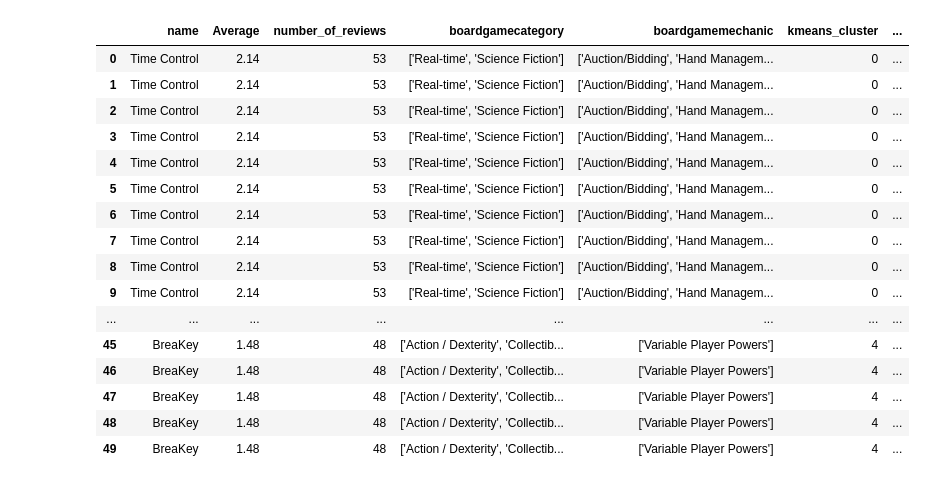
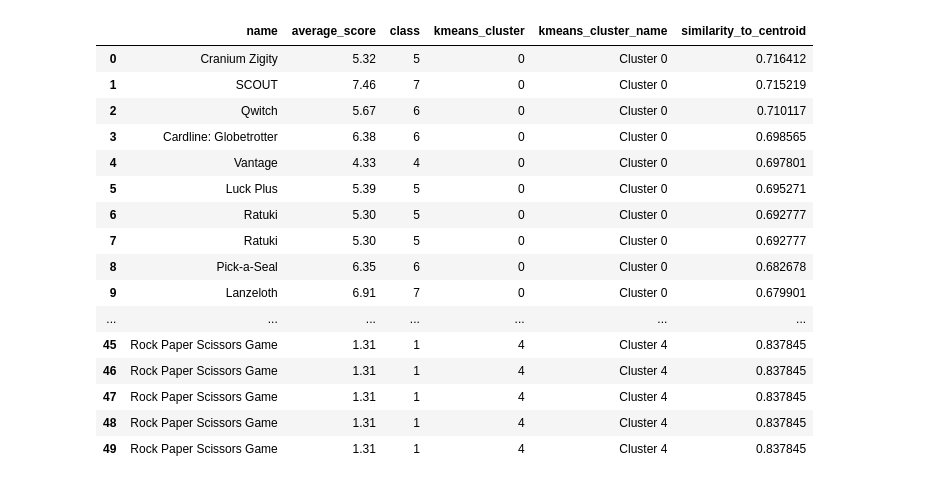
Before and after one commit to qigol/ml1-project-lt4, a Jupyter notebook: working-notebooks/brit/clustering.ipynb, the cells around one changed output. Cells and saved outputs as stored; diff of their text form; code cells hidden in the pictures.

```diff
--- a/working-notebooks/brit/clustering.ipynb
+++ b/working-notebooks/brit/clustering.ipynb
@@ -13,10 +11,10 @@ from sklearn.metrics import silhouette_score, davies_bouldin_score
 from sklearn.metrics.pairwise import cosine_similarity
 from sklearn.decomposition import PCA
 # %%
-# Load the final SVD feature table from the SVD notebook.
-# This table already contains the reduced semantic vectors: SV_1 to SV_998.
+# This cell loads the updated SVD table from the balanced_desc_only dataset.
+# This is the correct file to cluster because it already contains the SVD semantic vectors.
 
-svd_df = pd.read_csv("../brit/balanced_svd_table.csv")
+svd_df = pd.read_csv("../brit/balanced_desc_only_svd_table.csv")
 
 print("SVD table shape:", svd_df.shape)
 print("Columns:", svd_df.columns[:10].tolist(), "...")
@@ -330,53 +292,51 @@ top_games_per_cluster[[
 # %%
-# Representative games are the games closest to each KMeans centroid.
-# These are the most "typical" examples of each cluster.
+# This cell finds representative games for each KMeans cluster.
+# Representative games are closest to the cluster center, so they are the most typical examples.
 
 representative_games = []
 
 for cluster_id in sorted(svd_df["kmeans_cluster"].unique()):
     cluster_indices = svd_df[svd_df["kmeans_cluster"] == cluster_id].index
     X_cluster = X_svd[cluster_indices]
 
     centroid = kmeans.cluster_centers_[cluster_id].reshape(1, -1)
 
     similarities = cosine_similarity(X_cluster, centroid).flatten()
 
     best_local_indices = np.argsort(similarities)[::-1][:10]
     best_global_indices = cluster_indices[best_local_indices]
 
     temp = svd_df.loc[best_global_indices, [
         "name",
-        "Average",
-        "number_of_reviews",
-        "boardgamecategory",
-        "boardgamemechanic",
+        "average_score",
+        "class",
         "kmeans_cluster",
         "kmeans_cluster_name"
     ]].copy()
 
     temp["similarity_to_centroid"] = similarities[best_local_indices]
 
     representative_games.append(temp)
 
 representative_games_df = pd.concat(representative_games, ignore_index=True)
 
 representative_games_df
 # %% [output]
-|  | name | Average | number_of_reviews | boardgamecategory | boardgamemechanic | kmeans_cluster | ... |
-| 0 | Time Control | 2.14 | 53 | ['Real-time', 'Science Fiction'] | ['Auction/Bidding', 'Hand Managem... | 0 | ... |
-| 1 | Time Control | 2.14 | 53 | ['Real-time', 'Science Fiction'] | ['Auction/Bidding', 'Hand Managem... | 0 | ... |
-| 2 | Time Control | 2.14 | 53 | ['Real-time', 'Science Fiction'] | ['Auction/Bidding', 'Hand Managem... | 0 | ... |
-| 3 | Time Control | 2.14 | 53 | ['Real-time', 'Science Fiction'] | ['Auction/Bidding', 'Hand Managem... | 0 | ... |
-| 4 | Time Control | 2.14 | 53 | ['Real-time', 'Science Fiction'] | ['Auction/Bidding', 'Hand Managem... | 0 | ... |
-| 5 | Time Control | 2.14 | 53 | ['Real-time', 'Science Fiction'] | ['Auction/Bidding', 'Hand Managem... | 0 | ... |
-| 6 | Time Control | 2.14 | 53 | ['Real-time', 'Science Fiction'] | ['Auction/Bidding', 'Hand Managem... | 0 | ... |
-| 7 | Time Control | 2.14 | 53 | ['Real-time', 'Science Fiction'] | ['Auction/Bidding', 'Hand Managem... | 0 | ... |
-| 8 | Time Control | 2.14 | 53 | ['Real-time', 'Science Fiction'] | ['Auction/Bidding', 'Hand Managem... | 0 | ... |
-| 9 | Time Control | 2.14 | 53 | ['Real-time', 'Science Fiction'] | ['Auction/Bidding', 'Hand Managem... | 0 | ... |
-| ... | ... | ... | ... | ... | ... | ... | ... |
-| 45 | BreaKey | 1.48 | 48 | ['Action / Dexterity', 'Collectib... | ['Variable Player Powers'] | 4 | ... |
-| 46 | BreaKey | 1.48 | 48 | ['Action / Dexterity', 'Collectib... | ['Variable Player Powers'] | 4 | ... |
-| 47 | BreaKey | 1.48 | 48 | ['Action / Dexterity', 'Collectib... | ['Variable Player Powers'] | 4 | ... |
-| 48 | BreaKey | 1.48 | 48 | ['Action / Dexterity', 'Collectib... | ['Variable Player Powers'] | 4 | ... |
-| 49 | BreaKey | 1.48 | 48 | ['Action / Dexterity', 'Collectib... | ['Variable Player Powers'] | 4 | ... |
+|  | name | average_score | class | kmeans_cluster | kmeans_cluster_name | similarity_to_centroid |
+| 0 | Cranium Zigity | 5.32 | 5 | 0 | Cluster 0 | 0.716412 |
+| 1 | SCOUT | 7.46 | 7 | 0 | Cluster 0 | 0.715219 |
+| 2 | Qwitch | 5.67 | 6 | 0 | Cluster 0 | 0.710117 |
+| 3 | Cardline: Globetrotter | 6.38 | 6 | 0 | Cluster 0 | 0.698565 |
+| 4 | Vantage | 4.33 | 4 | 0 | Cluster 0 | 0.697801 |
+| 5 | Luck Plus | 5.39 | 5 | 0 | Cluster 0 | 0.695271 |
+| 6 | Ratuki | 5.30 | 5 | 0 | Cluster 0 | 0.692777 |
+| 7 | Ratuki | 5.30 | 5 | 0 | Cluster 0 | 0.692777 |
+| 8 | Pick-a-Seal | 6.35 | 6 | 0 | Cluster 0 | 0.682678 |
+| 9 | Lanzeloth | 6.91 | 7 | 0 | Cluster 0 | 0.679901 |
+| ... | ... | ... | ... | ... | ... | ... |
+| 45 | Rock Paper Scissors Game | 1.31 | 1 | 4 | Cluster 4 | 0.837845 |
+| 46 | Rock Paper Scissors Game | 1.31 | 1 | 4 | Cluster 4 | 0.837845 |
+| 47 | Rock Paper Scissors Game | 1.31 | 1 | 4 | Cluster 4 | 0.837845 |
+| 48 | Rock Paper Scissors Game | 1.31 | 1 | 4 | Cluster 4 | 0.837845 |
+| 49 | Rock Paper Scissors Game | 1.31 | 1 | 4 | Cluster 4 | 0.837845 |
 # %%
```
Also changed, not shown: parts of 17 cells of this notebook.
